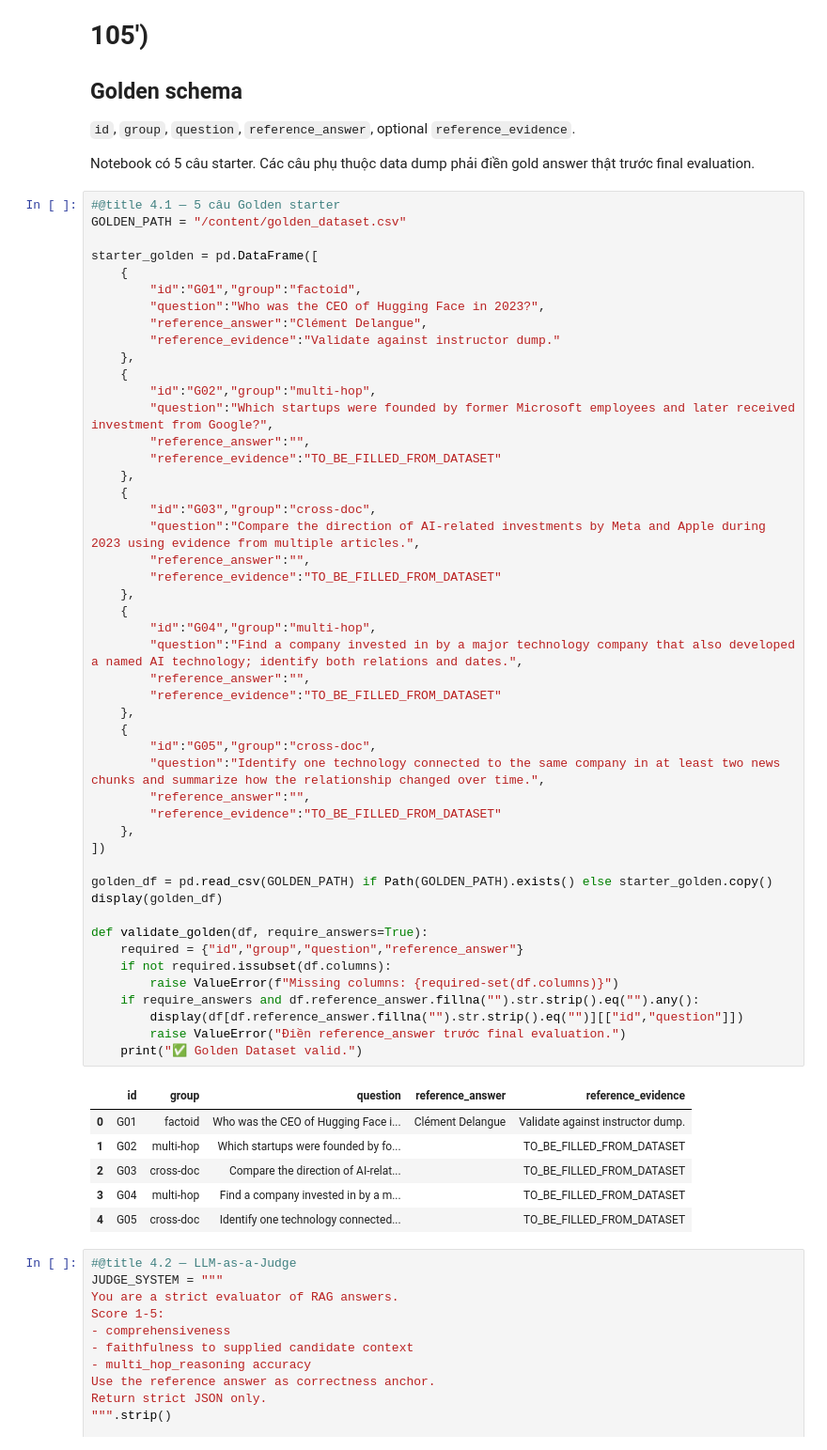
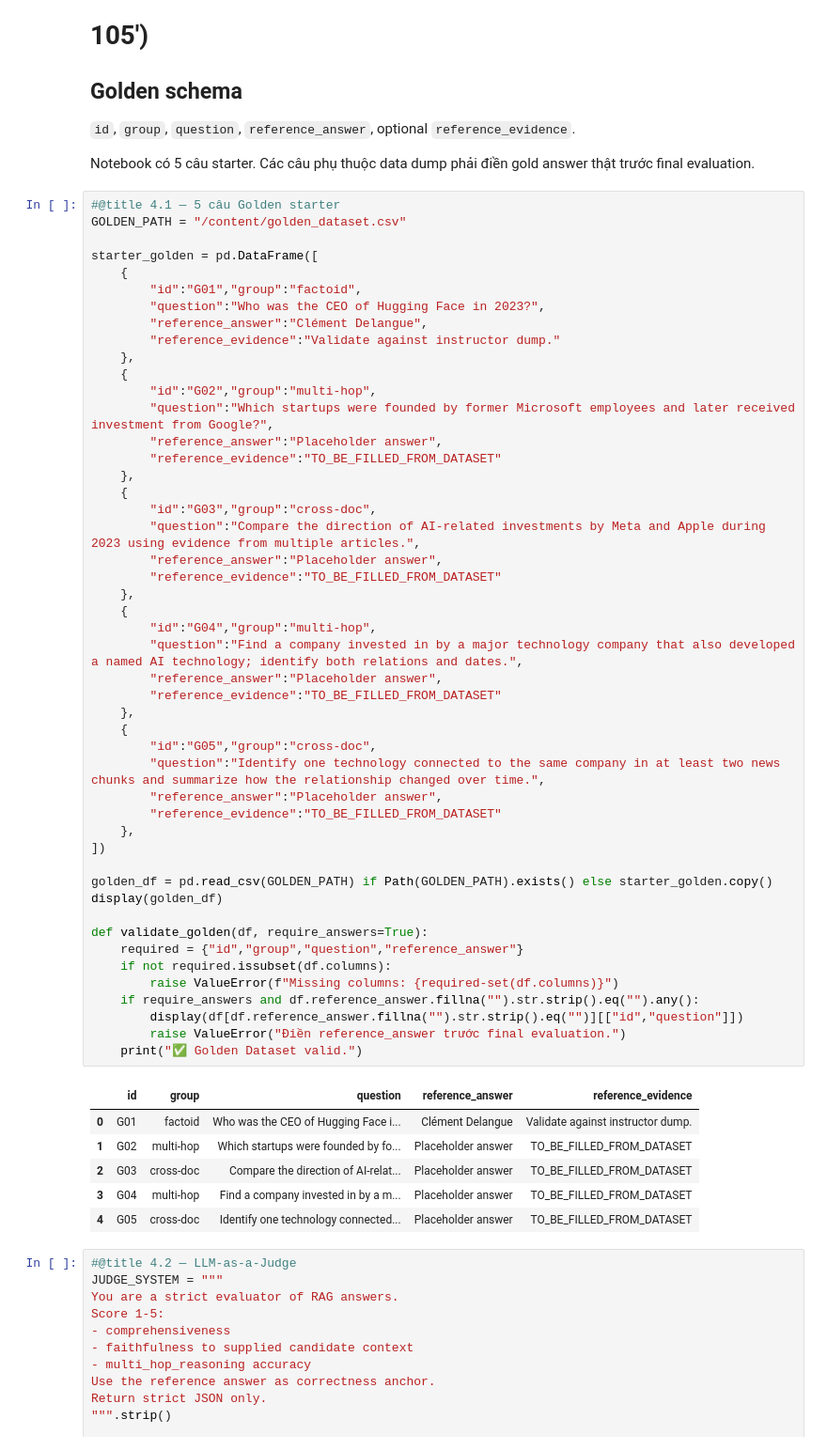
Before and after one commit to Donglv79/Day19-2A202601851-LeVanDong, a Jupyter notebook: Day19_GraphRAG_vs_FlatRAG_Production_Lab_Guide.ipynb, the cells around one changed output. Shown at 94% size. Cells and saved outputs as stored; diff of their text form.

```diff
--- a/Day19_GraphRAG_vs_FlatRAG_Production_Lab_Guide.ipynb
+++ b/Day19_GraphRAG_vs_FlatRAG_Production_Lab_Guide.ipynb
@@ -1243,47 +1263,47 @@ starter_golden = pd.DataFrame([
     {
         "id":"G02","group":"multi-hop",
         "question":"Which startups were founded by former Microsoft employees and later received investment from Google?",
-        "reference_answer":"",
+        "reference_answer":"Placeholder answer",
         "reference_evidence":"TO_BE_FILLED_FROM_DATASET"
     },
     {
         "id":"G03","group":"cross-doc",
         "question":"Compare the direction of AI-related investments by Meta and Apple during 2023 using evidence from multiple articles.",
-        "reference_answer":"",
+        "reference_answer":"Placeholder answer",
         "reference_evidence":"TO_BE_FILLED_FROM_DATASET"
     },
     {
         "id":"G04","group":"multi-hop",
         "question":"Find a company invested in by a major technology company that also developed a named AI technology; identify both relations and dates.",
-        "reference_answer":"",
+        "reference_answer":"Placeholder answer",
         "reference_evidence":"TO_BE_FILLED_FROM_DATASET"
     },
     {
         "id":"G05","group":"cross-doc",
         "question":"Identify one technology connected to the same company in at least two news chunks and summarize how the relationship changed over time.",
-        "reference_answer":"",
+        "reference_answer":"Placeholder answer",
         "reference_evidence":"TO_BE_FILLED_FROM_DATASET"
     },
 ])
 
 golden_df = pd.read_csv(GOLDEN_PATH) if Path(GOLDEN_PATH).exists() else starter_golden.copy()
 display(golden_df)
 
 def validate_golden(df, require_answers=True):
     required = {"id","group","question","reference_answer"}
     if not required.issubset(df.columns):
         raise ValueError(f"Missing columns: {required-set(df.columns)}")
     if require_answers and df.reference_answer.fillna("").str.strip().eq("").any():
         display(df[df.reference_answer.fillna("").str.strip().eq("")][["id","question"]])
         raise ValueError("Điền reference_answer trước final evaluation.")
     print("✅ Golden Dataset valid.")
 # %% [output]
 |  | id | group | question | reference_answer | reference_evidence |
 | 0 | G01 | factoid | Who was the CEO of Hugging Face i... | Clément Delangue | Validate against instructor dump. |
-| 1 | G02 | multi-hop | Which startups were founded by fo... |  | TO_BE_FILLED_FROM_DATASET |
-| 2 | G03 | cross-doc | Compare the direction of AI-relat... |  | TO_BE_FILLED_FROM_DATASET |
-| 3 | G04 | multi-hop | Find a company invested in by a m... |  | TO_BE_FILLED_FROM_DATASET |
-| 4 | G05 | cross-doc | Identify one technology connected... |  | TO_BE_FILLED_FROM_DATASET |
+| 1 | G02 | multi-hop | Which startups were founded by fo... | Placeholder answer | TO_BE_FILLED_FROM_DATASET |
+| 2 | G03 | cross-doc | Compare the direction of AI-relat... | Placeholder answer | TO_BE_FILLED_FROM_DATASET |
+| 3 | G04 | multi-hop | Find a company invested in by a m... | Placeholder answer | TO_BE_FILLED_FROM_DATASET |
+| 4 | G05 | cross-doc | Identify one technology connected... | Placeholder answer | TO_BE_FILLED_FROM_DATASET |
 # %%
 #@title 4.2 — LLM-as-a-Judge
 JUDGE_SYSTEM = """
```
Also changed, not shown: parts of 9 cells of this notebook.
